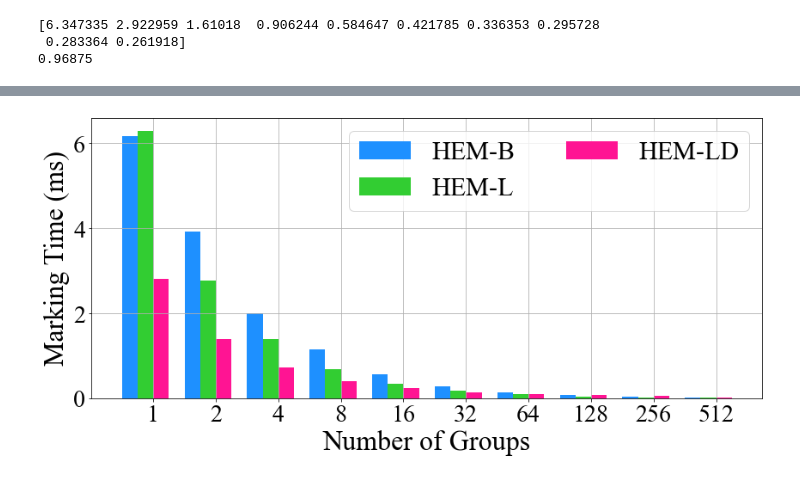
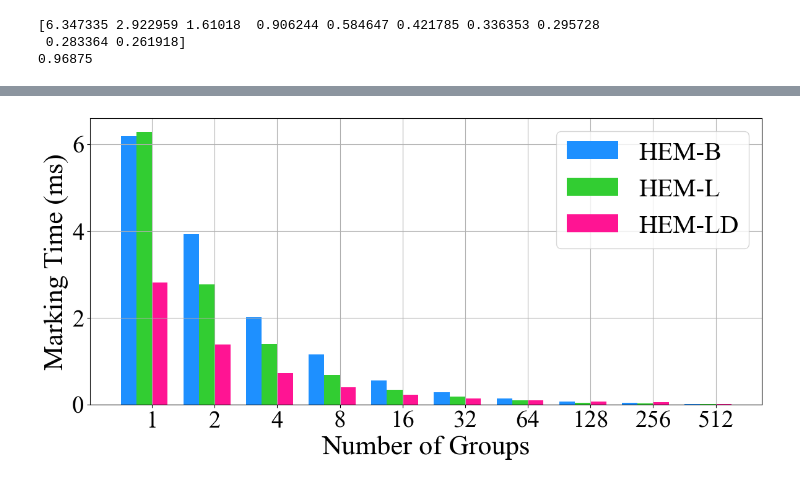
Before and after one commit to shiwanghua/HEM, a Jupyter notebook: pictures/HEM_expand/VerificationExperiment.ipynb, the cells around one changed output, grey strips where cells are left out. Cells and saved outputs as stored; diff of their text form; code cells hidden in the pictures.

```diff
--- a/pictures/HEM_expand/VerificationExperiment.ipynb
+++ b/pictures/HEM_expand/VerificationExperiment.ipynb
@@ -334,32 +335,32 @@ HEM2SD = [
 ]
 
 Memory = [157, 159, 169, 188, 226, 302, 455, 760, 1370, 2591]
 
 Name = ["Rein", "HEM-B", "HEM-CC", "HEM-CW", "HEM-L", "HEM-PC", "HEM-LD"]
 
 plt.figure(figsize=(14, 6))
 # plt.subplot()
 x = np.arange(10)  # x轴刻度标签位置
 be = [1, 2, 4, 8, 16, 32, 64, 128, 256, 512]
 width = 0.25  # 柱子的宽度
 # 计算每个柱子在x轴上的位置，保证x轴刻度标签居中
 plt.bar(x - 1.5 * width, HEM0PS, width, color='DODGERBLUE', label=Name[1])
 # plt.bar(x - 1.5 * width, HEM1SS, width, color='purple', label=Name[2])
 # plt.bar(x - 0.5 * width, HEM2SD, width, color='darkorange', label=Name[3])
 plt.bar(x - 0.5 * width, HEM3PD, width, color='limegreen', label=Name[4])
 # plt.bar(x + 1.5 * width, HEM4DS, width, color='brown', label=Name[5])
 plt.bar(x + 0.5 * width, HEM5DD, width, color='DEEPPINK', label=Name[6])
 # plt.tick_params(direction='out', labelsize=28, length=5.5, width=1)
 plt.tick_params(labelsize=28)
 plt.xlabel('Number of Groups', fontsize=32)
 plt.ylabel('Marking Time (ms)', fontsize=32)
 # plt.title('4 datasets')
 # x轴刻度标签位置不进行计算
 plt.xticks(x, labels=be)
-plt.legend(fontsize=30, ncol=2)
+plt.legend(fontsize=30, ncol=1)
 plt.grid()
 fig = plt.gcf()
 plt.show()
 fig.savefig('./exp1_markingTime_be.pdf', format='pdf', bbox_inches='tight')
 # %% [output]
-[figure, old version]
+[figure, new version]
```
Also changed, not shown: parts of 1 cell of this notebook, 8 other files.
